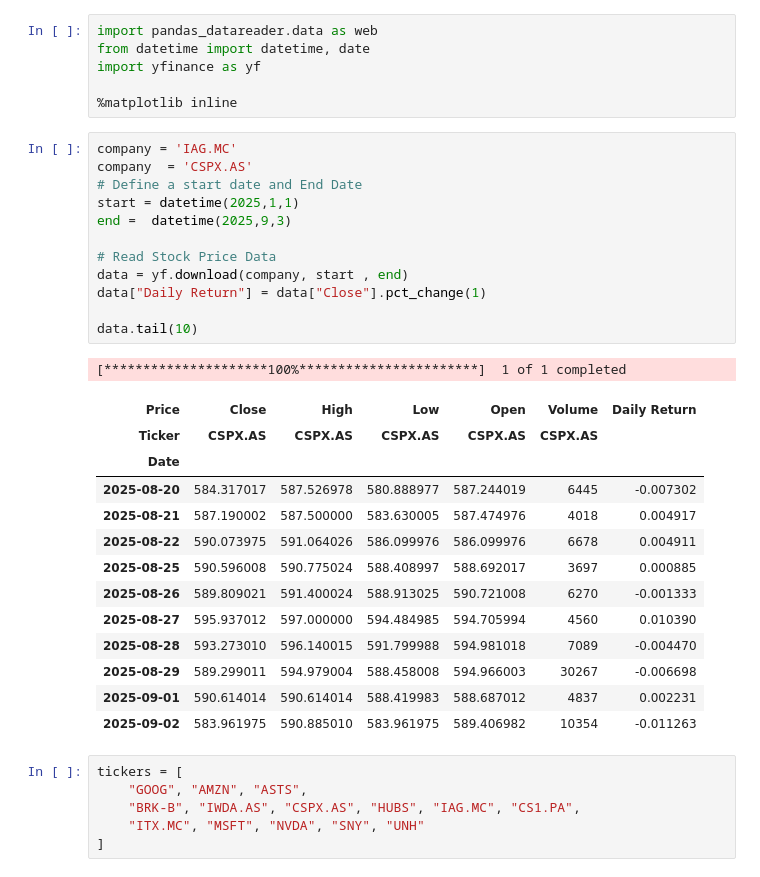
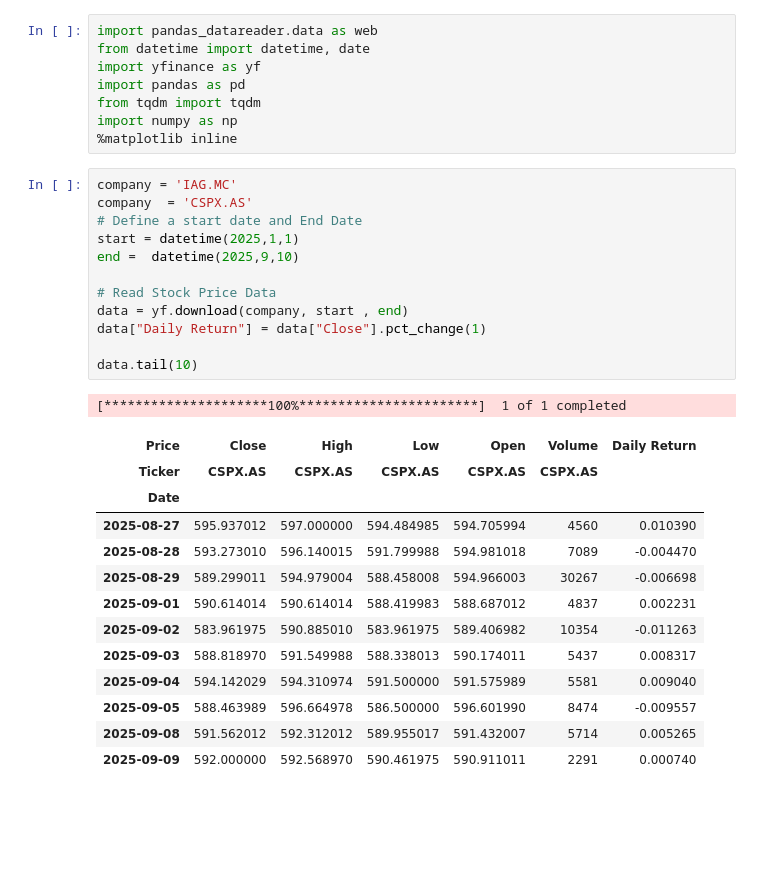
Before and after one commit to rafachem9/Python-for-Finance-and-Algorithmic-Trading-with-QuantConnect, a Jupyter notebook: stock_analysis.ipynb, the cells around one changed output. Cells and saved outputs as stored; diff of their text form; blank space fills up the shorter version.

```diff
--- a/stock_analysis.ipynb
+++ b/stock_analysis.ipynb
@@ -2,39 +2,35 @@
 import pandas_datareader.data as web
 from datetime import datetime, date
 import yfinance as yf
-
+import pandas as pd
+from tqdm import tqdm
+import numpy as np
 %matplotlib inline
 # %%
 company = 'IAG.MC'
 company  = 'CSPX.AS'
 # Define a start date and End Date
 start = datetime(2025,1,1)
-end =  datetime(2025,9,3)
+end =  datetime(2025,9,10)
 
 # Read Stock Price Data
 data = yf.download(company, start , end)
 data["Daily Return"] = data["Close"].pct_change(1)
 
 data.tail(10)
 # %% [output]
 [*********************100%***********************]  1 of 1 completed
 | Price | Close | High | Low | Open | Volume | Daily Return |
 | Ticker | CSPX.AS | CSPX.AS | CSPX.AS | CSPX.AS | CSPX.AS |  |
 | Date |  |  |  |  |  |  |
-| 2025-08-20 | 584.317017 | 587.526978 | 580.888977 | 587.244019 | 6445 | -0.007302 |
-| 2025-08-21 | 587.190002 | 587.500000 | 583.630005 | 587.474976 | 4018 | 0.004917 |
-| 2025-08-22 | 590.073975 | 591.064026 | 586.099976 | 586.099976 | 6678 | 0.004911 |
-| 2025-08-25 | 590.596008 | 590.775024 | 588.408997 | 588.692017 | 3697 | 0.000885 |
-| 2025-08-26 | 589.809021 | 591.400024 | 588.913025 | 590.721008 | 6270 | -0.001333 |
 | 2025-08-27 | 595.937012 | 597.000000 | 594.484985 | 594.705994 | 4560 | 0.010390 |
 | 2025-08-28 | 593.273010 | 596.140015 | 591.799988 | 594.981018 | 7089 | -0.004470 |
 | 2025-08-29 | 589.299011 | 594.979004 | 588.458008 | 594.966003 | 30267 | -0.006698 |
 | 2025-09-01 | 590.614014 | 590.614014 | 588.419983 | 588.687012 | 4837 | 0.002231 |
 | 2025-09-02 | 583.961975 | 590.885010 | 583.961975 | 589.406982 | 10354 | -0.011263 |
+| 2025-09-03 | 588.818970 | 591.549988 | 588.338013 | 590.174011 | 5437 | 0.008317 |
+| 2025-09-04 | 594.142029 | 594.310974 | 591.500000 | 591.575989 | 5581 | 0.009040 |
+| 2025-09-05 | 588.463989 | 596.664978 | 586.500000 | 596.601990 | 8474 | -0.009557 |
+| 2025-09-08 | 591.562012 | 592.312012 | 589.955017 | 591.432007 | 5714 | 0.005265 |
+| 2025-09-09 | 592.000000 | 592.568970 | 590.461975 | 590.911011 | 2291 | 0.000740 |
-# %%
-tickers = [
-    "GOOG", "AMZN", "ASTS",
-    "BRK-B", "IWDA.AS", "CSPX.AS", "HUBS", "IAG.MC", "CS1.PA",
-    "ITX.MC", "MSFT", "NVDA", "SNY", "UNH"
-]
 # %%
```
Also changed, not shown: parts of 35 cells of this notebook, 1 other file.
